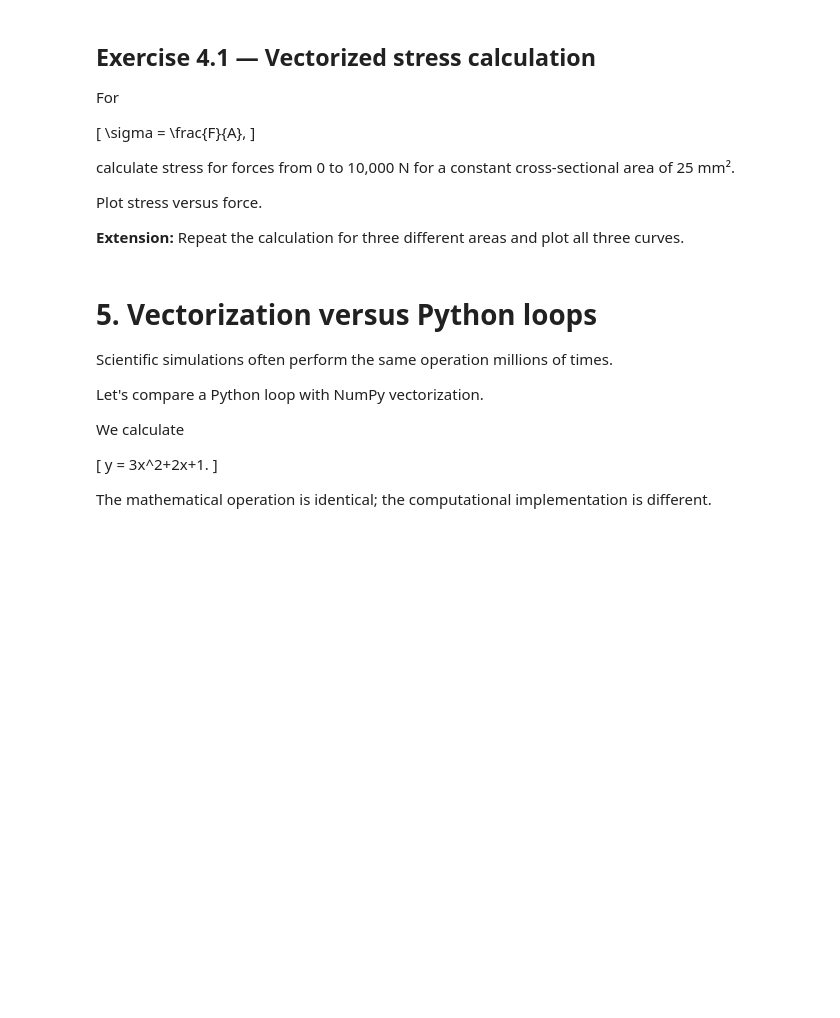
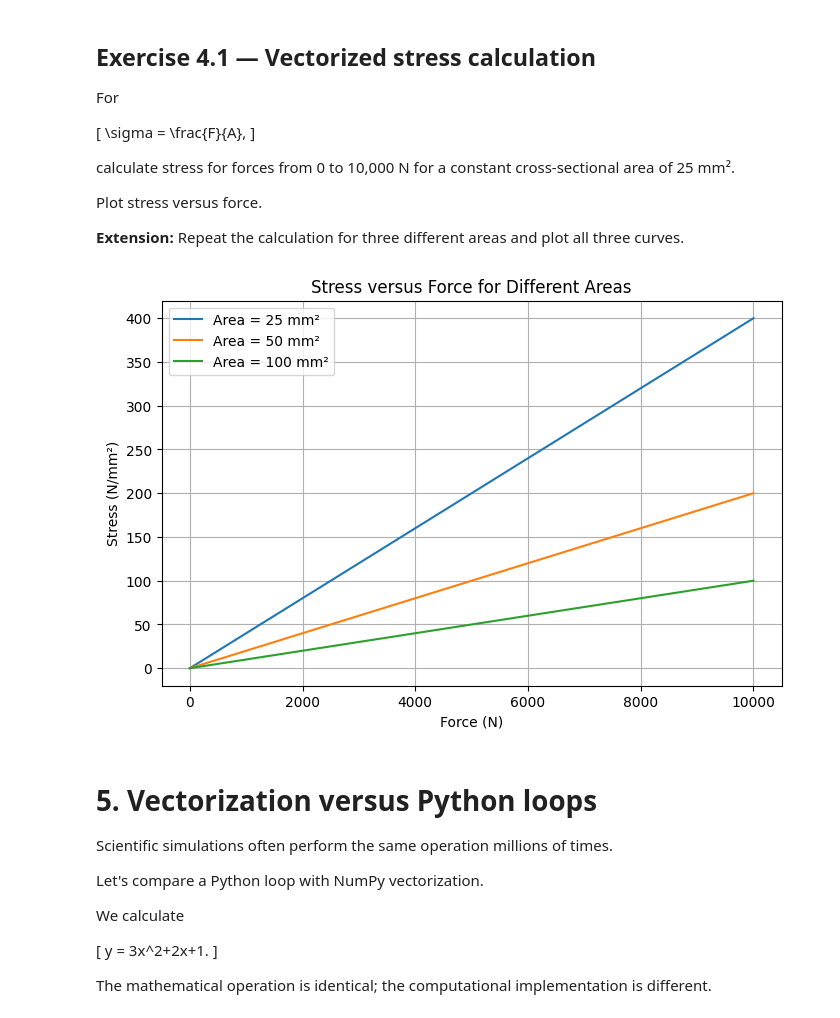
Before and after one commit to KRISHNA-EP18/Machine_Learning_IMLE, a Jupyter notebook: module_2_numpy_scientific_linear_algebra_tutorial.ipynb, the cells around one changed output. Drawn from its saved outputs; the diff is of its cells as text; code cells hidden in the pictures; blank space fills up the shorter version.

```diff
--- a/module_2_numpy_scientific_linear_algebra_tutorial.ipynb
+++ b/module_2_numpy_scientific_linear_algebra_tutorial.ipynb
@@ -201,20 +213,34 @@ Plot stress versus force.
 
 **Extension:** Repeat the calculation for three different areas and plot all three curves.
 # %%
-# YOUR CODE HERE
+import numpy as np
+import matplotlib.pyplot as plt
+F = np.linspace(0, 10000, 100)
 
-F = np.linspace(0, 10000, 100)
-A = 25.0  # mm^2
+A1 = 25.0
+A2 = 50.0
+A3 = 100.0
 
-sigma = F / A
 
-plt.figure(figsize=(8, 4))
-plt.plot(F, sigma)
+sigma1 = F / A1
+sigma2 = F / A2
+sigma3 = F / A3
+
+
+plt.figure(figsize=(8, 5))
+
+plt.plot(F, sigma1, label="Area = 25 mm²")
+plt.plot(F, sigma2, label="Area = 50 mm²")
+plt.plot(F, sigma3, label="Area = 100 mm²")
+
 plt.xlabel("Force (N)")
 plt.ylabel("Stress (N/mm²)")
-plt.title("Stress versus applied force")
+plt.title("Stress versus Force for Different Areas")
+plt.legend()
 plt.grid()
 plt.show()
+# %% [output]
+[figure, added]
 # %% [markdown]
 # 5. Vectorization versus Python loops
 
```
Also changed, not shown: parts of 3 cells of this notebook.
